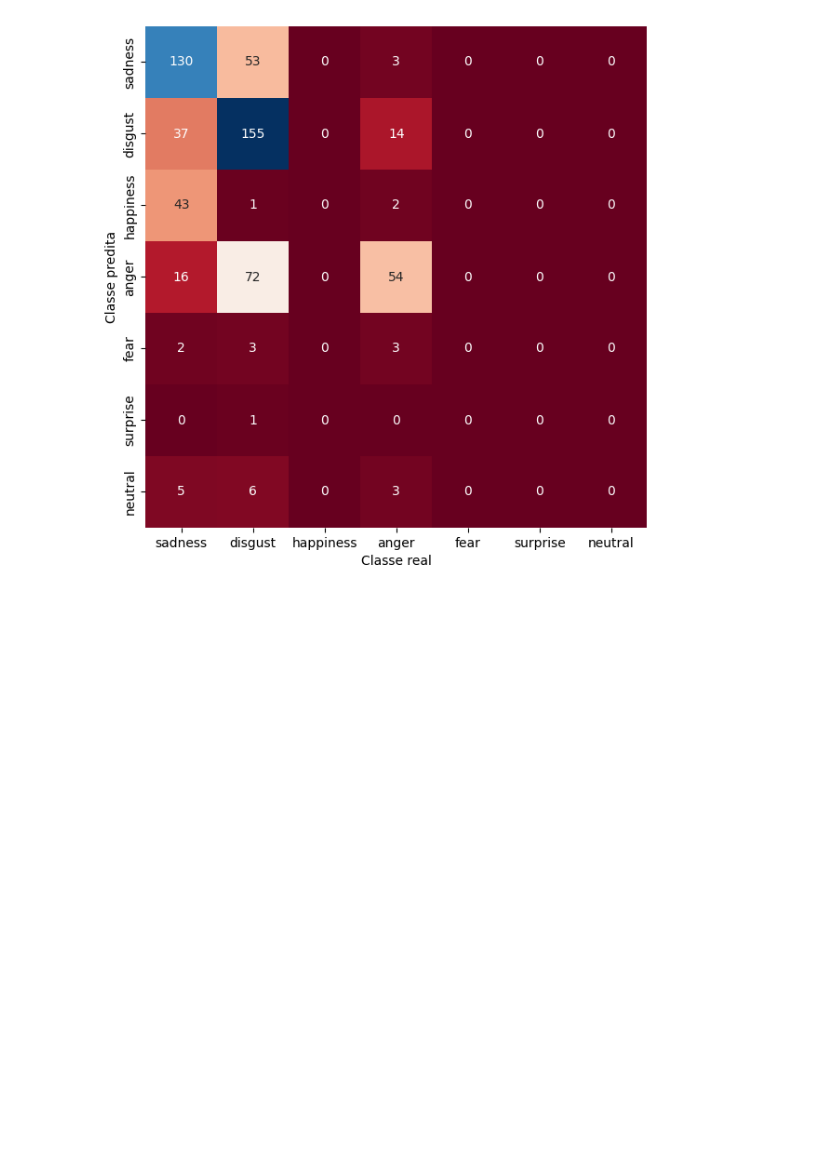
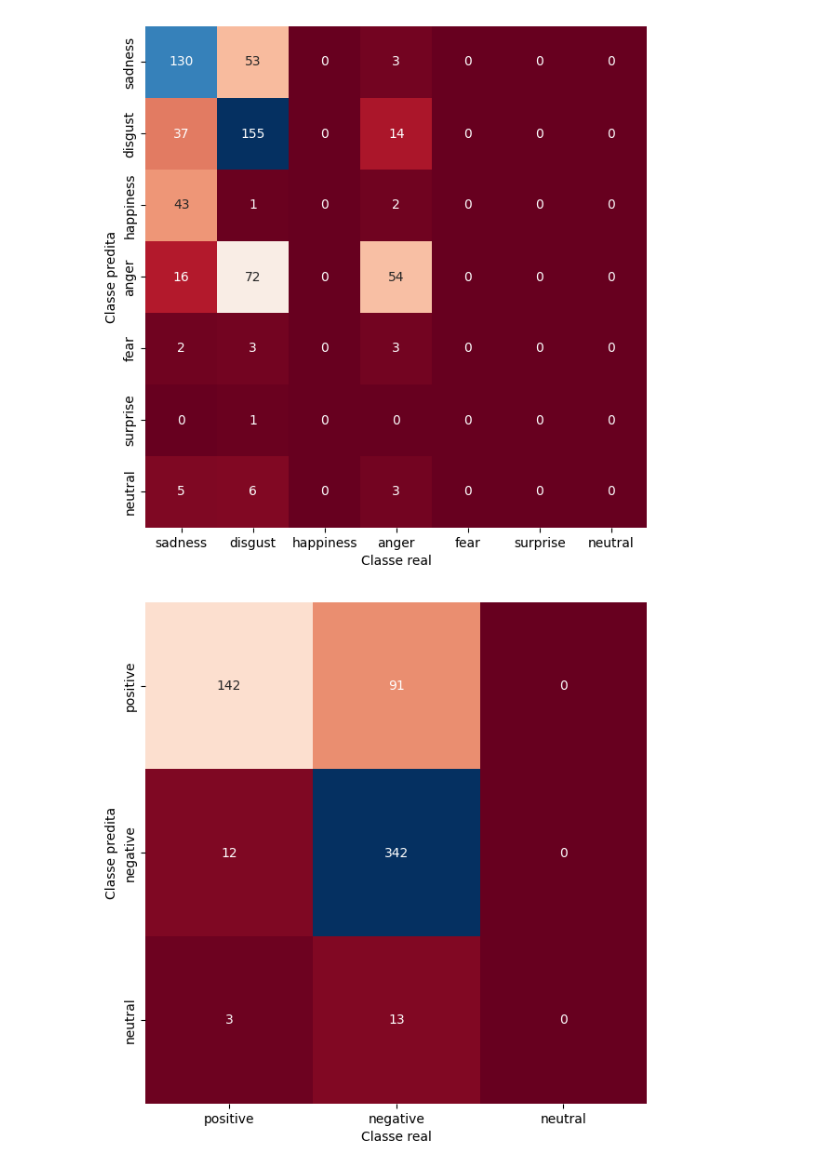
Before and after one commit to GScaramussa/projeto_minera-ao_de_texto, a Jupyter notebook: tfidf_naive.ipynb, the cells around one changed output. Drawn from its saved outputs; the diff is of its cells as text; code cells hidden in the pictures; blank space fills up the shorter version.

```diff
--- a/tfidf_naive.ipynb
+++ b/tfidf_naive.ipynb
@@ -166,3 +180,23 @@ plt.ylabel('Classe predita')
 plt.show()
 # %% [output]
 [figure]
+# %%
+from sklearn.metrics import confusion_matrix
+import matplotlib.pyplot as plt
+import seaborn as sns
+
+sentiment_labels = dados['sentiment_polarity'].unique()
+
+# Geração da matriz de confusão
+cm = confusion_matrix(y_testp, predicoesp, labels = sentiment_labels)
+
+# Ajuste da plotagem da matriz de confusão
+plt.figure(figsize=(10, 7))  # Ajuste o tamanho do gráfico conforme necessário
+sns.heatmap(cm, square=True, annot=True, fmt='d', cmap='RdBu', cbar=False,
+            xticklabels=categorias_polaridade.unique(), yticklabels=categorias_polaridade.unique())
+
+plt.xlabel('Classe real')
+plt.ylabel('Classe predita')
+plt.show()
+# %% [output]
+[figure, added]
```
Also changed, not shown: parts of 1 cell of this notebook, 2 other files.
